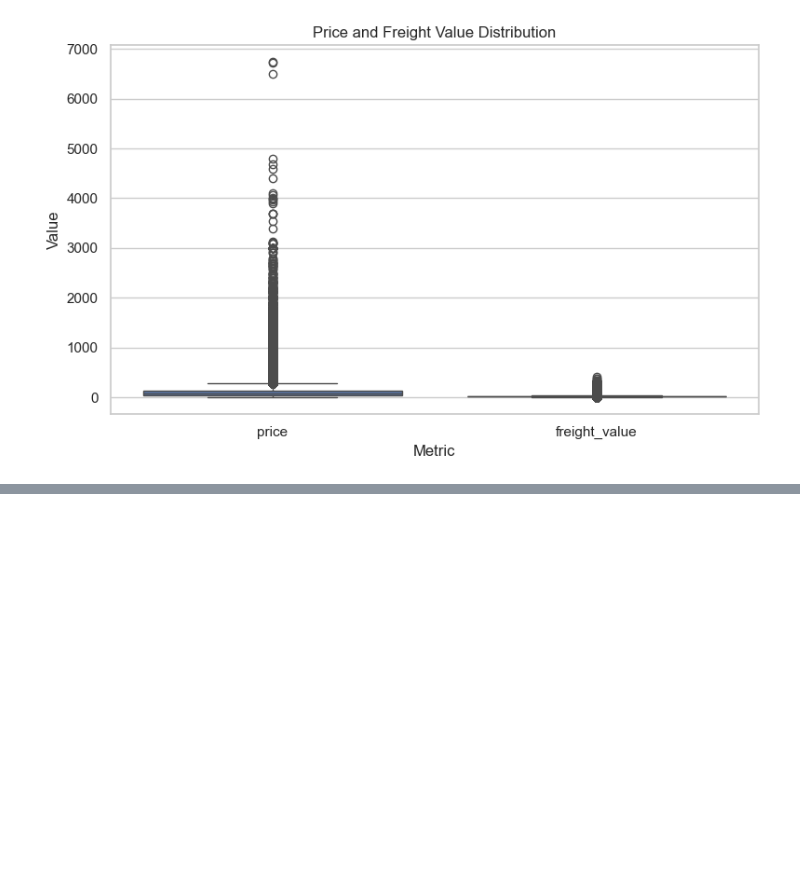
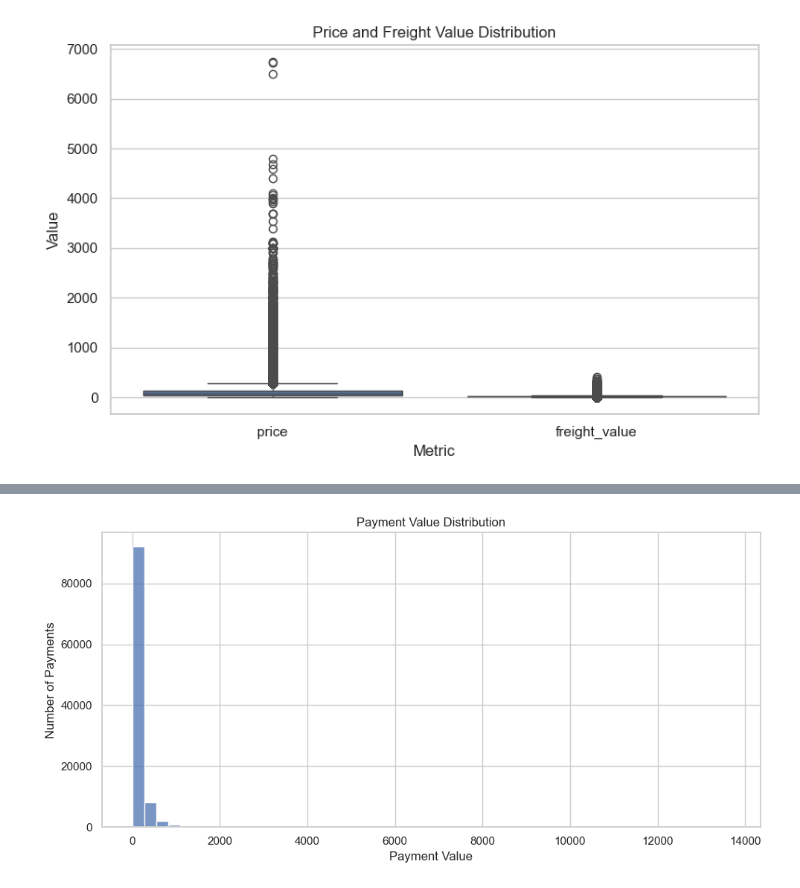
Before and after one commit to SamadhanEkad/E-Commerce-360-Analytics, a Jupyter notebook: python/03_eda.ipynb, the cells around one changed output, grey strips where cells are left out. Saved outputs shown, nothing was run; the diff lists cells and outputs as text; code cells hidden in the pictures; blank space fills up the shorter version.

```diff
--- a/python/03_eda.ipynb
+++ b/python/03_eda.ipynb
@@ -511,0 +914,18 @@ plt.show()
+# %%
+# Step 7.4 — Payment Value Distribution
+
+plt.figure(figsize=(10, 5))
+
+sns.histplot(
+    order_payments["payment_value"],
+    bins=50
+)
+
+plt.title("Payment Value Distribution")
+plt.xlabel("Payment Value")
+plt.ylabel("Number of Payments")
+
+plt.tight_layout()
+plt.show()
+# %% [output]
+[figure, added]
```
Also changed, not shown: parts of 22 cells of this notebook.
